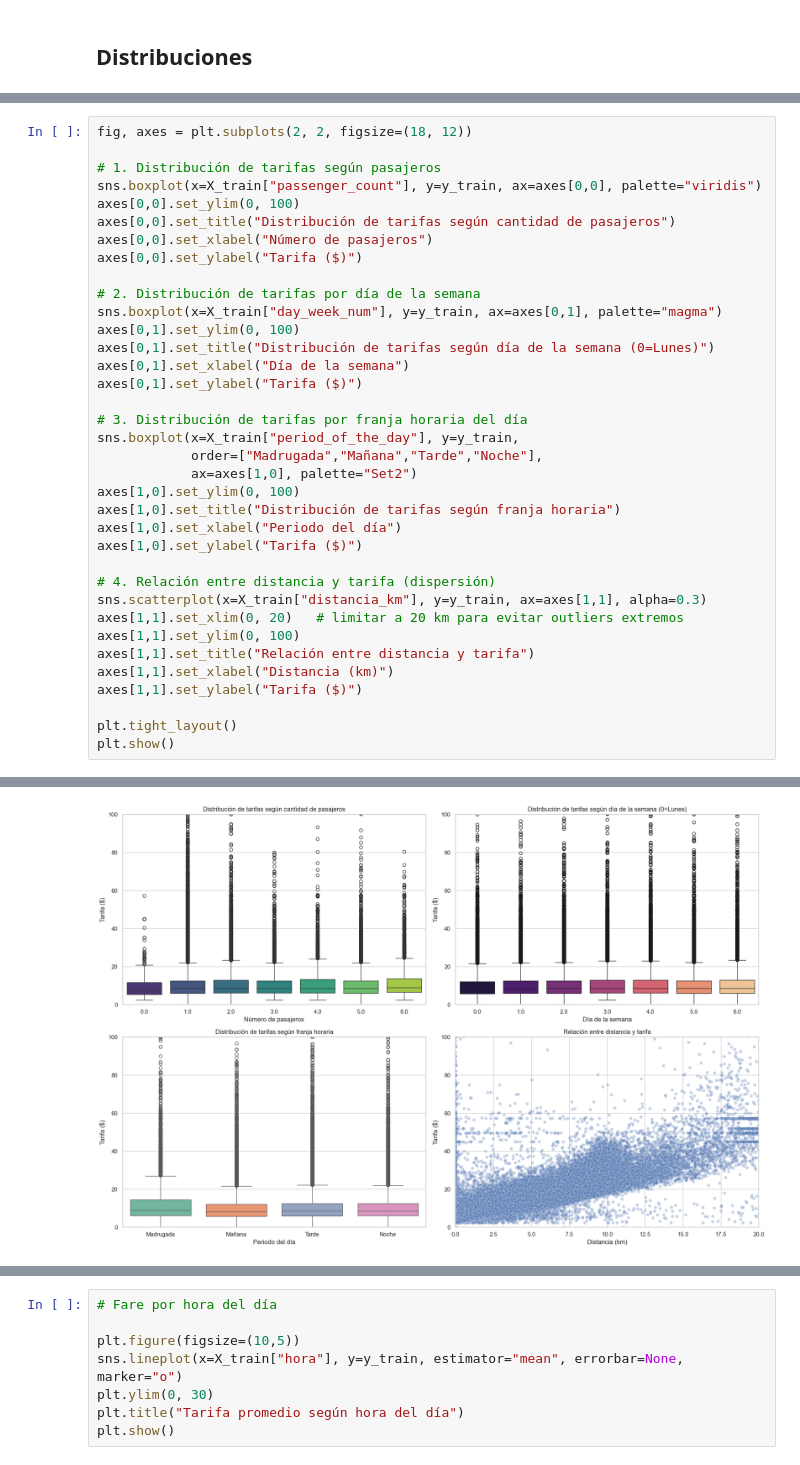
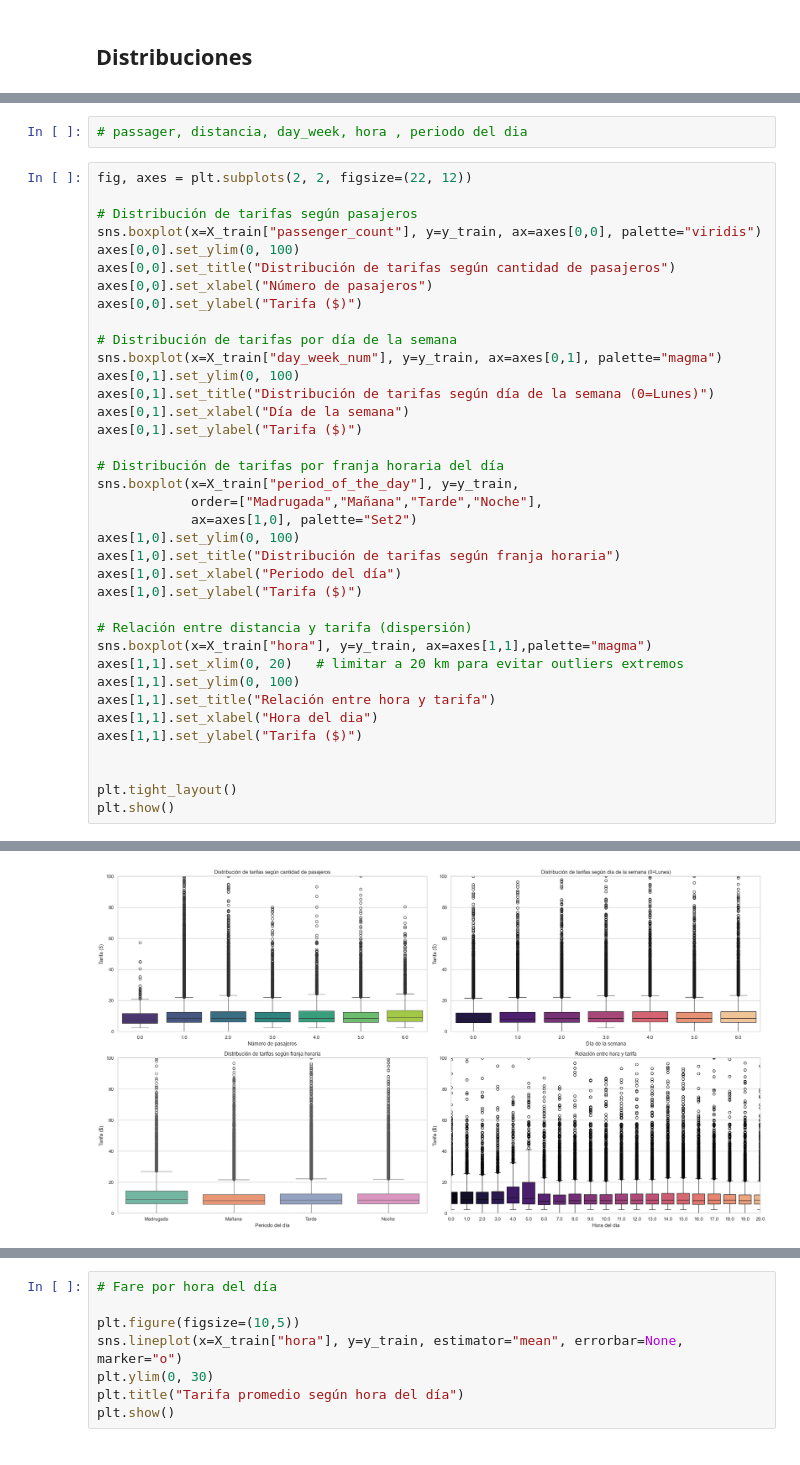
Before and after one commit to FefeTroanes/AA1-TUIA-2025C2-Molina-Romano-Troanes, a Jupyter notebook: TP-Regresion-AA1-2025C1.ipynb, the cells around one changed output, grey strips where cells are left out. Drawn from its saved outputs; the diff is of its cells as text.

```diff
--- a/TP-Regresion-AA1-2025C1.ipynb
+++ b/TP-Regresion-AA1-2025C1.ipynb
@@ -408,21 +389,23 @@ plt.show()
+# %%
+# passager, distancia, day_week, hora , periodo del dia
 # %%
-fig, axes = plt.subplots(2, 2, figsize=(18, 12))
+fig, axes = plt.subplots(2, 2, figsize=(22, 12))
 
-# 1. Distribución de tarifas según pasajeros
+# Distribución de tarifas según pasajeros
 sns.boxplot(x=X_train["passenger_count"], y=y_train, ax=axes[0,0], palette="viridis")
 axes[0,0].set_ylim(0, 100)
 axes[0,0].set_title("Distribución de tarifas según cantidad de pasajeros")
 axes[0,0].set_xlabel("Número de pasajeros")
 axes[0,0].set_ylabel("Tarifa ($)")
 
-# 2. Distribución de tarifas por día de la semana
+# Distribución de tarifas por día de la semana
 sns.boxplot(x=X_train["day_week_num"], y=y_train, ax=axes[0,1], palette="magma")
 axes[0,1].set_ylim(0, 100)
 axes[0,1].set_title("Distribución de tarifas según día de la semana (0=Lunes)")
 axes[0,1].set_xlabel("Día de la semana")
 axes[0,1].set_ylabel("Tarifa ($)")
 
-# 3. Distribución de tarifas por franja horaria del día
+# Distribución de tarifas por franja horaria del día
 sns.boxplot(x=X_train["period_of_the_day"], y=y_train,
             order=["Madrugada","Mañana","Tarde","Noche"],
             ax=axes[1,0], palette="Set2")
@@ -431,13 +414,14 @@ axes[1,0].set_title("Distribución de tarifas según franja horaria")
 axes[1,0].set_xlabel("Periodo del día")
 axes[1,0].set_ylabel("Tarifa ($)")
 
-# 4. Relación entre distancia y tarifa (dispersión)
-sns.scatterplot(x=X_train["distancia_km"], y=y_train, ax=axes[1,1], alpha=0.3)
+# Relación entre distancia y tarifa (dispersión)
+sns.boxplot(x=X_train["hora"], y=y_train, ax=axes[1,1],palette="magma")
 axes[1,1].set_xlim(0, 20)   # limitar a 20 km para evitar outliers extremos
 axes[1,1].set_ylim(0, 100)
-axes[1,1].set_title("Relación entre distancia y tarifa")
-axes[1,1].set_xlabel("Distancia (km)")
+axes[1,1].set_title("Relación entre hora y tarifa")
+axes[1,1].set_xlabel("Hora del dia")
 axes[1,1].set_ylabel("Tarifa ($)")
+
 
 plt.tight_layout()
 plt.show()
@@ -456 +429 @@ Passing `palette` without assigning `hue` is deprecated and will be removed in v
-[figure, old version]
+[figure, new version]
```
Also changed, not shown: parts of 14 cells of this notebook.
